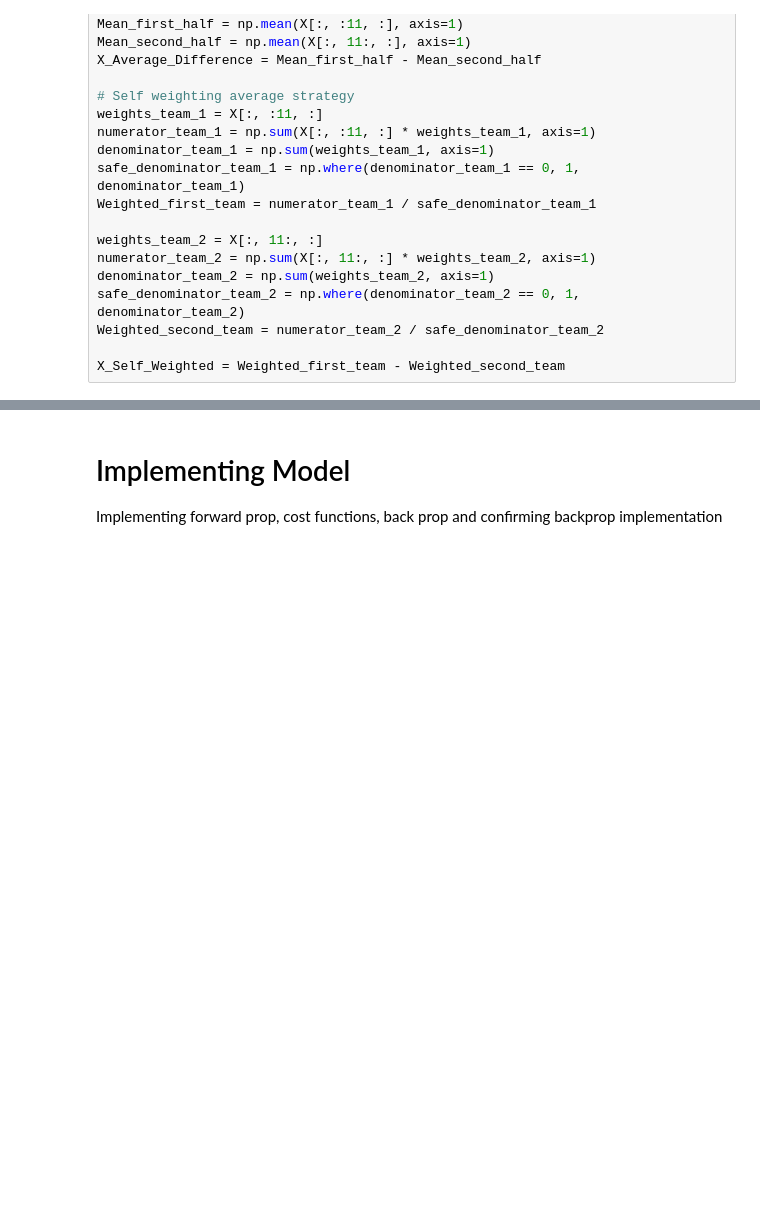
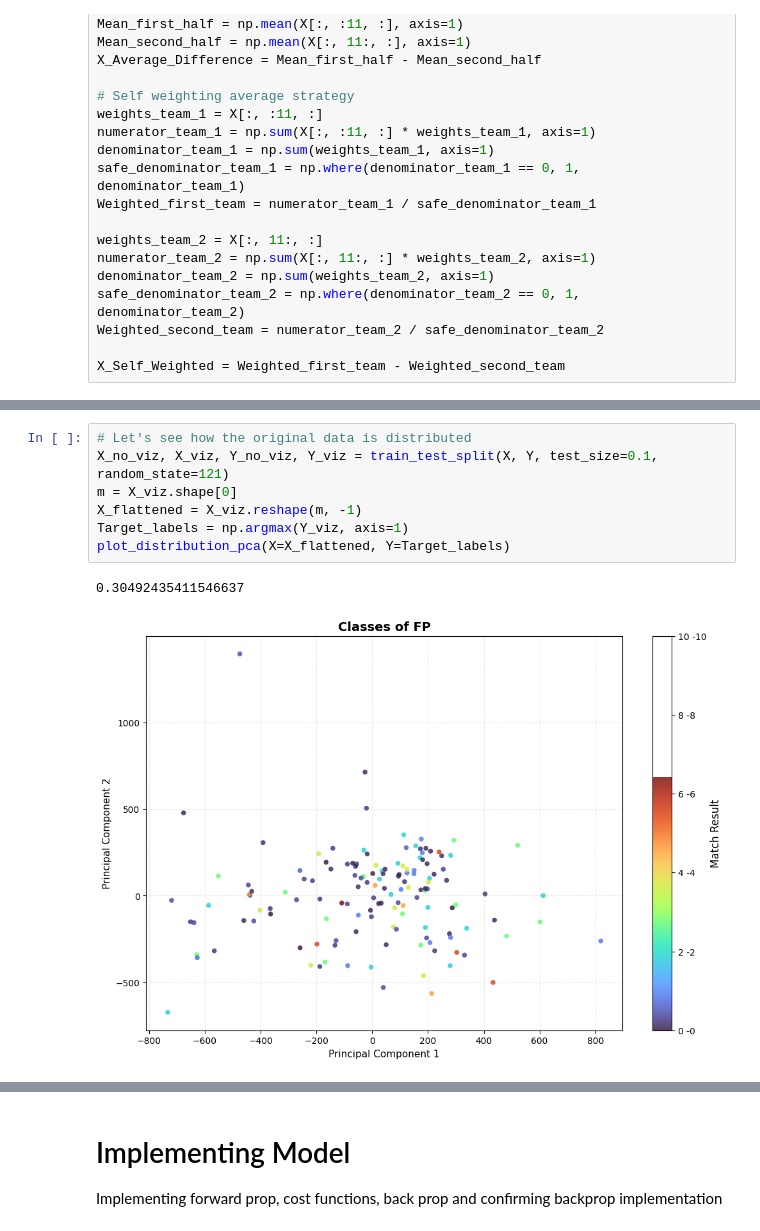
Before and after one commit to romannjoroge/AIEngineering, a Jupyter notebook: Projects/FIFACompetition/model_theory_3.ipynb, the cells around one changed output, grey strips where cells are left out. Saved outputs shown, nothing was run; the diff lists cells and outputs as text; blank space fills up the shorter version.

```diff
--- a/Projects/FIFACompetition/model_theory_3.ipynb
+++ b/Projects/FIFACompetition/model_theory_3.ipynb
@@ -63,0 +106,10 @@ X_Self_Weighted = Weighted_first_team - Weighted_second_team
+# %%
+# Let's see how the original data is distributed
+X_no_viz, X_viz, Y_no_viz, Y_viz = train_test_split(X, Y, test_size=0.1, random_state=121)
+m = X_viz.shape[0]
+X_flattened = X_viz.reshape(m, -1)
+Target_labels = np.argmax(Y_viz, axis=1)
+plot_distribution_pca(X=X_flattened, Y=Target_labels)
+# %% [output]
+0.30492435411546637
+[figure, added]
```
Also changed, not shown: parts of 24 cells of this notebook, 1 other file.
